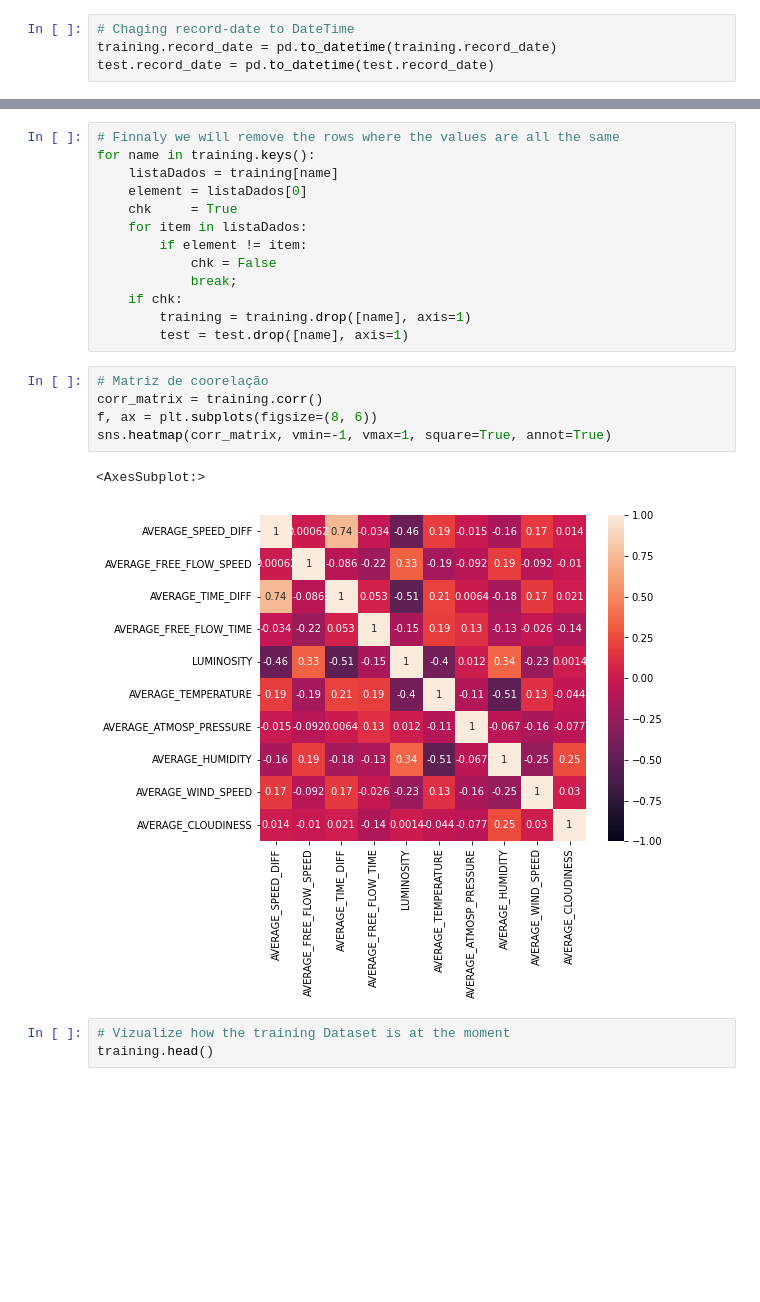
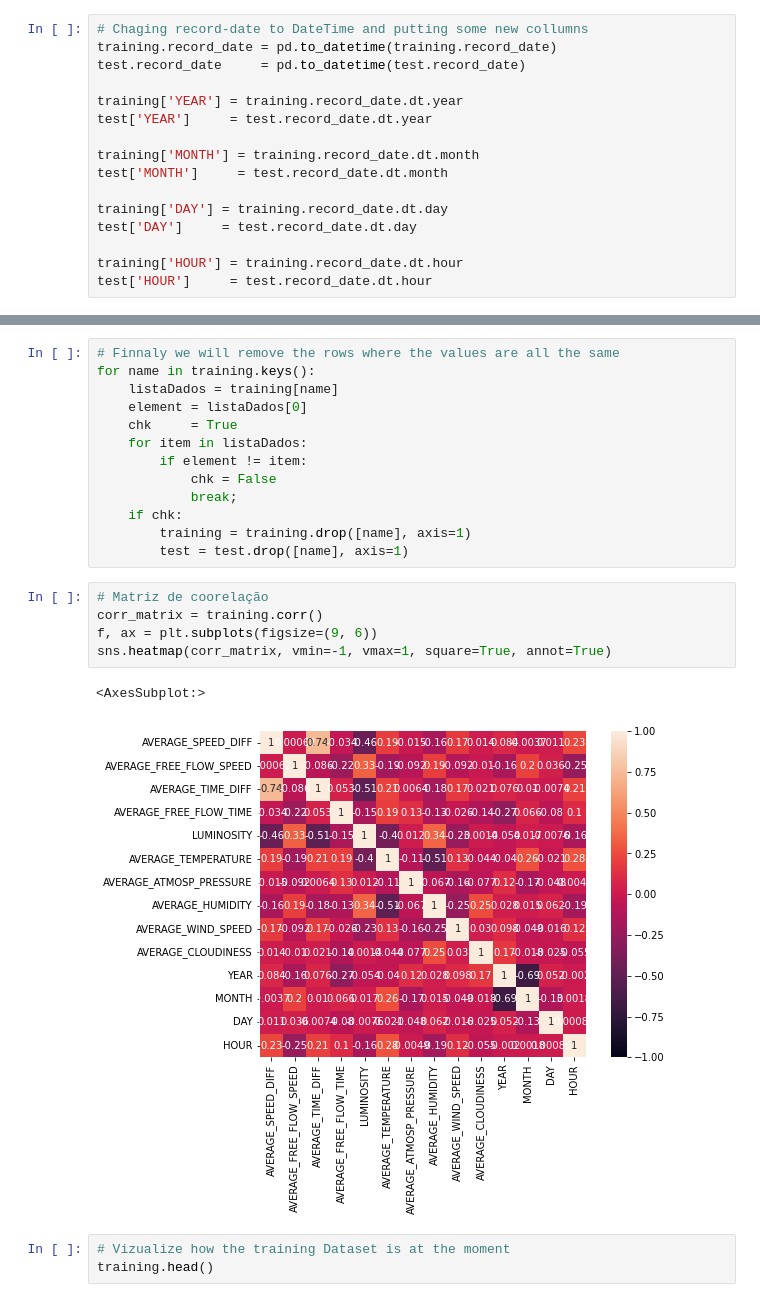
Before and after one commit to 154Nacho/DAA, a Jupyter notebook: tpDAA.ipynb, the cells around one changed output, grey strips where cells are left out. Cells and saved outputs as stored; diff of their text form; blank space fills up the shorter version.

```diff
--- a/tpDAA.ipynb
+++ b/tpDAA.ipynb
@@ -67,6 +67,18 @@ training.describe()
 | 75% | 43.500000 | 36.200000 | 87.400000 | 19.000000 | ... |
 | max | 55.900000 | 296.500000 | 112.000000 | 35.000000 | ... |
 # %%
-# Chaging record-date to DateTime
+# Chaging record-date to DateTime and putting some new collumns
 training.record_date = pd.to_datetime(training.record_date)
-test.record_date = pd.to_datetime(test.record_date)
+test.record_date     = pd.to_datetime(test.record_date)
+
+training['YEAR'] = training.record_date.dt.year
+test['YEAR']     = test.record_date.dt.year
+
+training['MONTH'] = training.record_date.dt.month
+test['MONTH']     = test.record_date.dt.month
+
+training['DAY'] = training.record_date.dt.day
+test['DAY']     = test.record_date.dt.day
+
+training['HOUR'] = training.record_date.dt.hour
+test['HOUR']     = test.record_date.dt.hour
@@ -200,11 +240,11 @@ for name in training.keys():
 # %%
 # Matriz de coorelação
 corr_matrix = training.corr()
-f, ax = plt.subplots(figsize=(8, 6))
+f, ax = plt.subplots(figsize=(9, 6))
 sns.heatmap(corr_matrix, vmin=-1, vmax=1, square=True, annot=True)
 # %% [output]
 <AxesSubplot:>
-[figure, old version]
+[figure, new version]
 # %%
 # Vizualize how the training Dataset is at the moment
 training.head()
```
Also changed, not shown: parts of 19 cells of this notebook, 2 other files.
